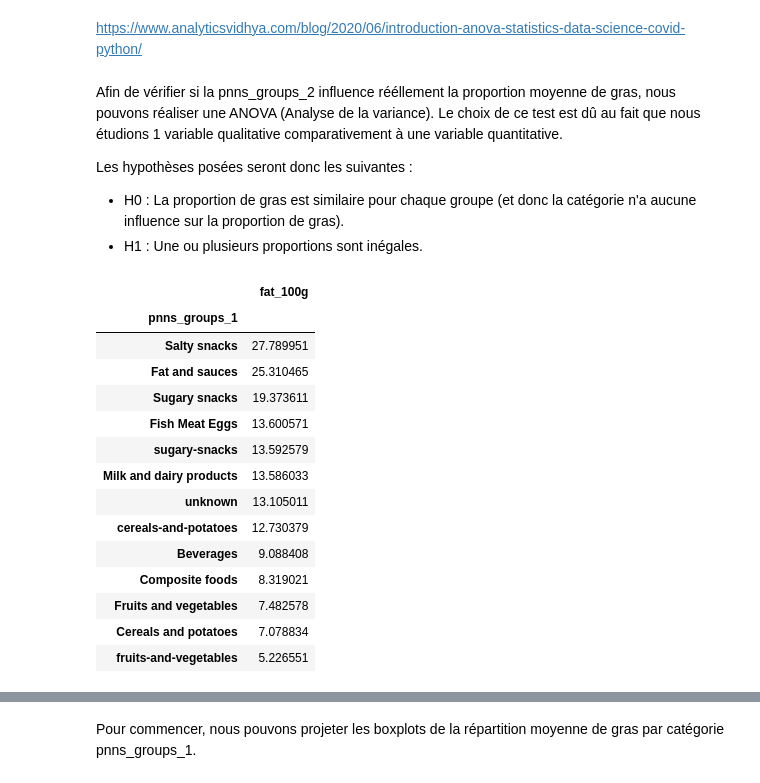
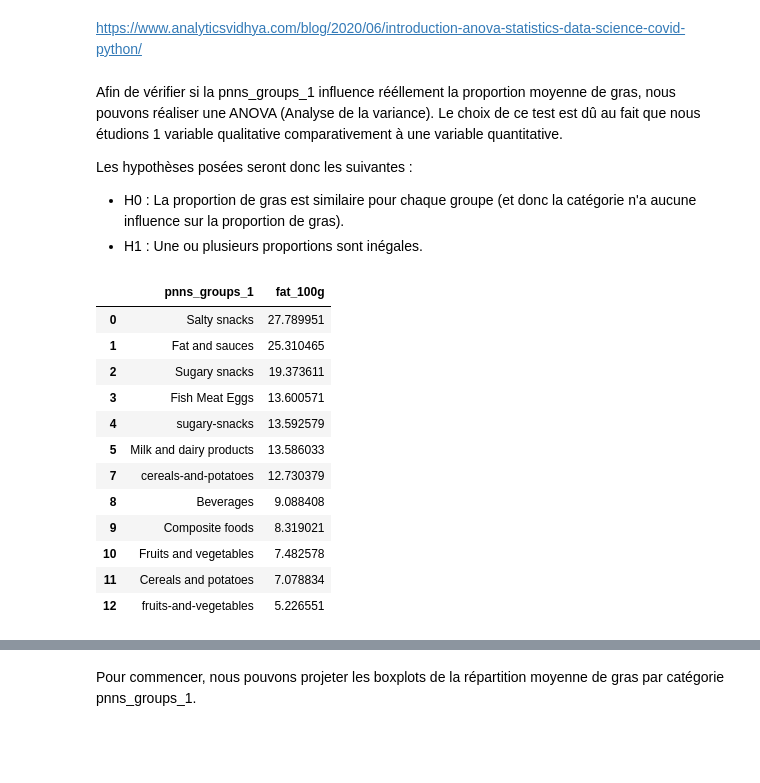
Before and after one commit to DerrazSofiane/sante-publique-analytics, a Jupyter notebook: P3_01_notebook.ipynb, the cells around one changed output, grey strips where cells are left out. Drawn from its saved outputs; the diff is of its cells as text; code cells hidden in the pictures; blank space fills up the shorter version.

```diff
--- a/P3_01_notebook.ipynb
+++ b/P3_01_notebook.ipynb
@@ -847,7 +847,7 @@ Il serait alors possible, à partir de cette observation, de synthétiser ces pa
 # %% [markdown]
 https://www.analyticsvidhya.com/blog/2020/06/introduction-anova-statistics-data-science-covid-python/
 # %% [markdown]
-Afin de vérifier si la pnns_groups_2 influence rééllement la proportion moyenne de gras, nous pouvons réaliser une ANOVA (Analyse de la variance). Le choix de ce test est dû au fait que nous étudions 1 variable qualitative comparativement à une variable quantitative.
+Afin de vérifier si la pnns_groups_1 influence rééllement la proportion moyenne de gras, nous pouvons réaliser une ANOVA (Analyse de la variance). Le choix de ce test est dû au fait que nous étudions 1 variable qualitative comparativement à une variable quantitative.
 
 Les hypothèses posées seront donc les suivantes :
 
@@ -855,21 +855,20 @@ Les hypothèses posées seront donc les suivantes :
 * H1 : Une ou plusieurs proportions sont inégales.
 # %%
 food_group_mean = data_fr.groupby('pnns_groups_1').mean()
-moyenne_gras_par_groupe = food_group_mean[["fat_100g"]].sort_values("fat_100g", ascending=False)
+moyenne_gras_par_groupe = food_group_mean[["fat_100g"]].sort_values("fat_100g", ascending=False).reset_index(level=0)
+moyenne_gras_par_groupe = moyenne_gras_par_groupe[moyenne_gras_par_groupe.pnns_groups_1 != "unknown"]
 moyenne_gras_par_groupe
 # %% [output]
-|  | fat_100g |
-| pnns_groups_1 |  |
-| Salty snacks | 27.789951 |
-| Fat and sauces | 25.310465 |
-| Sugary snacks | 19.373611 |
-| Fish Meat Eggs | 13.600571 |
-| sugary-snacks | 13.592579 |
-| Milk and dairy products | 13.586033 |
-| unknown | 13.105011 |
-| cereals-and-potatoes | 12.730379 |
-| Beverages | 9.088408 |
-| Composite foods | 8.319021 |
-| Fruits and vegetables | 7.482578 |
-| Cereals and potatoes | 7.078834 |
-| fruits-and-vegetables | 5.226551 |
+|  | pnns_groups_1 | fat_100g |
+| 0 | Salty snacks | 27.789951 |
+| 1 | Fat and sauces | 25.310465 |
+| 2 | Sugary snacks | 19.373611 |
+| 3 | Fish Meat Eggs | 13.600571 |
+| 4 | sugary-snacks | 13.592579 |
+| 5 | Milk and dairy products | 13.586033 |
+| 7 | cereals-and-potatoes | 12.730379 |
+| 8 | Beverages | 9.088408 |
+| 9 | Composite foods | 8.319021 |
+| 10 | Fruits and vegetables | 7.482578 |
+| 11 | Cereals and potatoes | 7.078834 |
+| 12 | fruits-and-vegetables | 5.226551 |
```
Also changed, not shown: parts of 9 cells of this notebook, 1 other file.
